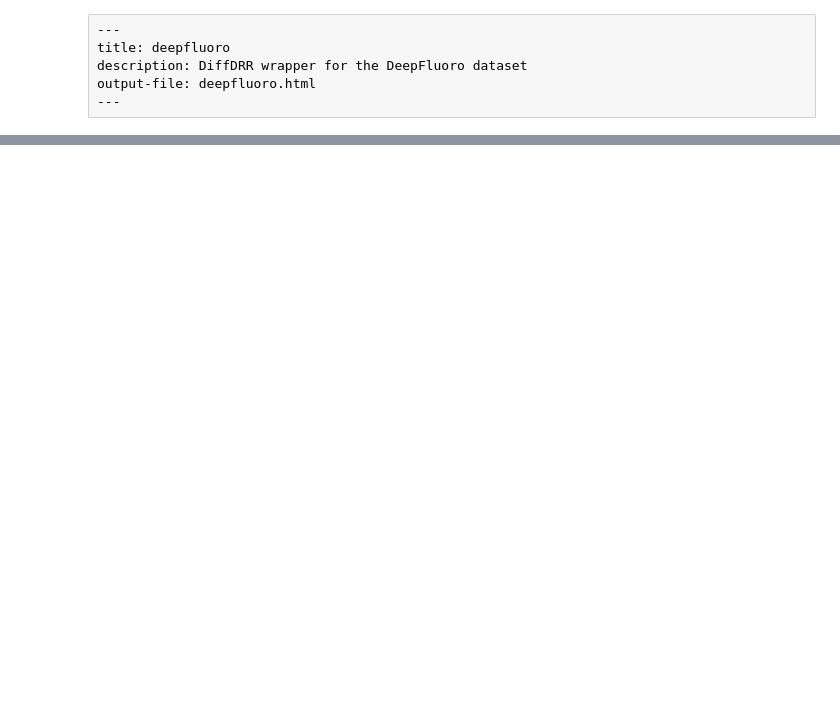
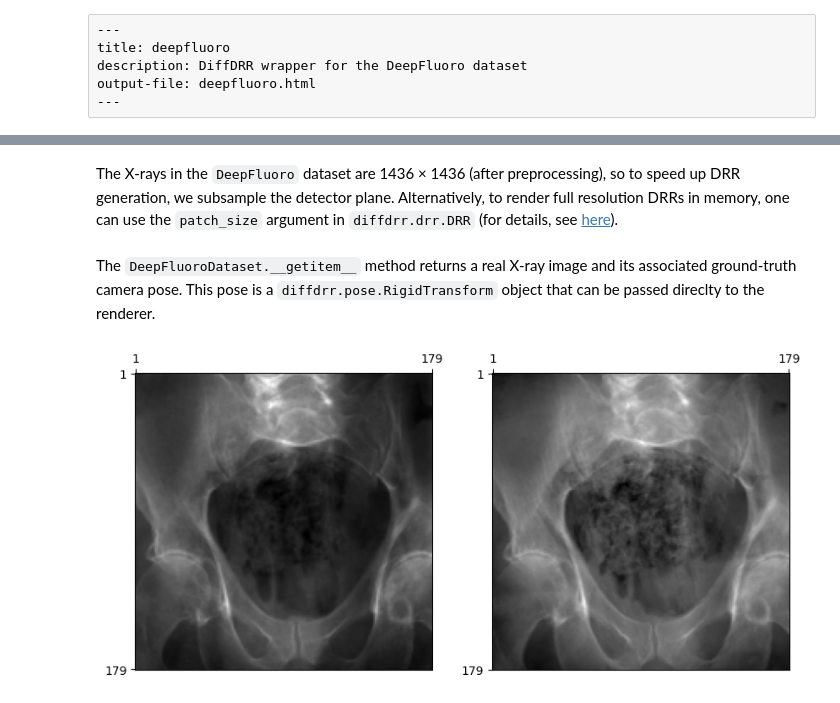
Before and after one commit to eigenvivek/DiffDRR-Datasets, a Jupyter notebook: notebooks/00_deepfluoro.ipynb, the cells around one changed output, grey strips where cells are left out. Saved outputs shown, nothing was run; the diff lists cells and outputs as text; code cells hidden in the pictures; blank space fills up the shorter version.

```diff
--- a/notebooks/00_deepfluoro.ipynb
+++ b/notebooks/00_deepfluoro.ipynb
@@ -40,13 +39,15 @@ class DeepFluoroDataset(torch.utils.data.Dataset):
     A `torch.utils.data.Dataset` that stores the imaging data for subjects
     in the `DeepFluoro` dataset and provides an iterator over the X-ray
     fluoroscopy images and associated poses for each subject. Imaging data
-    can be passed to a `diffdrr.drr.DRR` to renderer DRRs.
+    can be passed to a `diffdrr.drr.DRR` to renderer DRRs from ground truth
+    camera poses.
     """
 
     def __init__(
         self,
         id_number: int,  # Subject ID in {1, ..., 6}
         preprocess: bool = True,  # Preprocess raw X-rays
+        batchless: bool = False,  # Return unbatched images and poses (e.g., to interface with a `torch.utils.data.DataLoader`)
         bone_attenuation_multiplier: float = 1.0,  # Scalar multiplier on density of high attenuation voxels
     ):
         super().__init__()
@@ -70,6 +71,7 @@ class DeepFluoroDataset(torch.utils.data.Dataset):
         if self.preprocess:
             self.height -= 100
             self.width -= 100
+        self.batchless = batchless
 
         # Miscellaneous transformation matrices for wrangling SE(3) poses
         self.flip_z = RigidTransform(
@@ -116,7 +118,10 @@ class DeepFluoroDataset(torch.utils.data.Dataset):
         img = img.unsqueeze(0).unsqueeze(0)
         if self.preprocess:
             img = preprocess(img)
-        return img, pose
+        if self.batchless:
+            return img[0], pose.matrix[0]
+        else:
+            return img, pose
 
     def rot_180_for_up(self, idx):
         return self.projections[f"{idx:03d}/rot-180-for-up"][()]
@@ -270,0 +292,30 @@ Below, we show
+# %% [markdown]
+The X-rays in the `DeepFluoro` dataset are 1436 × 1436 (after preprocessing), so to speed up DRR generation, we subsample the detector plane. Alternatively, to render full resolution DRRs in memory, one can use the `patch_size` argument in `diffdrr.drr.DRR` (for details, see [here](patch_size)).
+# %%
+#| eval: false
+deepfluoro = DeepFluoroDataset(id_number=1)
+
+subsample = 8
+height = deepfluoro.height // subsample
+delx = deepfluoro.delx * subsample
+
+drr = DRR(
+    deepfluoro.subject,
+    deepfluoro.focal_len,
+    height,
+    delx,
+    x0=deepfluoro.x0,
+    y0=deepfluoro.y0,
+)
+# %% [markdown]
+The `DeepFluoroDataset.__getitem__` method returns a real X-ray image and its associated ground-truth camera pose. This pose is a `diffdrr.pose.RigidTransform` object that can be passed direclty to the renderer.
+# %%
+#| eval: false
+gt, pose = deepfluoro[0]
+gt = resize(gt, height, antialias=True)
+img = drr(pose)
+
+plot_drr(torch.concat([gt, img]))
+plt.show()
+# %% [output]
+[figure, added]
```
Also changed, not shown: parts of 13 cells of this notebook, 1 other file.
